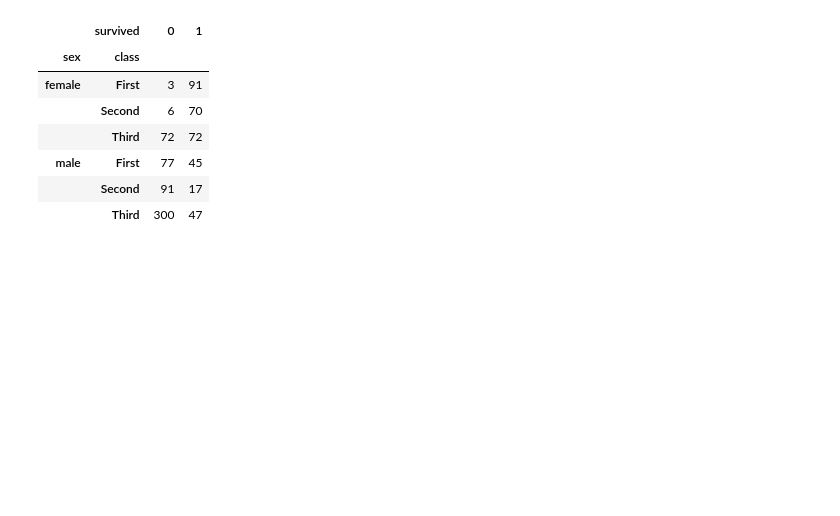
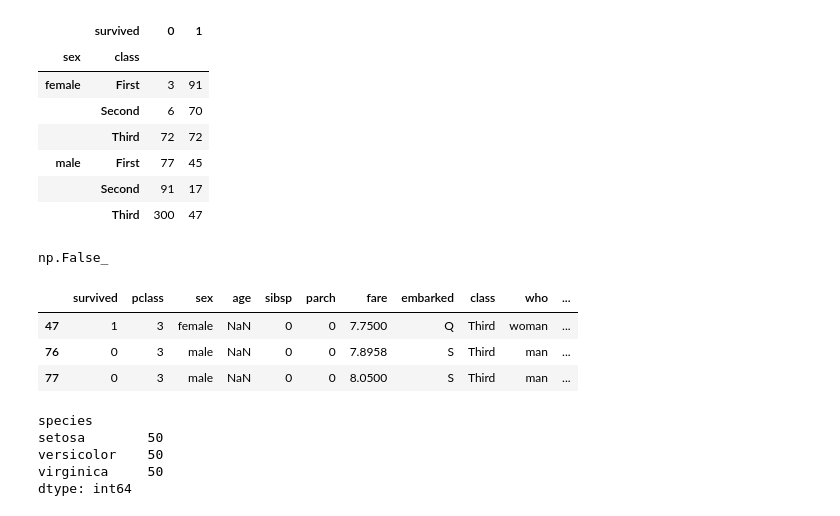
Before and after one commit to b3rian/Data_Science, a Jupyter notebook: pandas tutorial.ipynb, the cells around one changed output. Drawn from its saved outputs; the diff is of its cells as text; code cells hidden in the pictures; blank space fills up the shorter version.

```diff
--- a/pandas tutorial.ipynb
+++ b/pandas tutorial.ipynb
@@ -321,3 +321,7 @@ pd.crosstab([titanic['sex'],titanic['class']], titanic['survived'])
 | male | First | 77 | 45 |
 |  | Second | 91 | 17 |
 |  | Third | 300 | 47 |
+# %%
+titanic.columns.duplicated().any()
+# %% [output]
+np.False_
@@ -323,0 +336,7 @@ pd.crosstab([titanic['sex'],titanic['class']], titanic['survived'])
+# %%
+titanic[titanic.duplicated()].head(3)
+# %% [output]
+|  | survived | pclass | sex | age | sibsp | parch | fare | embarked | class | who | ... |
+| 47 | 1 | 3 | female | NaN | 0 | 0 | 7.7500 | Q | Third | woman | ... |
+| 76 | 0 | 3 | male | NaN | 0 | 0 | 7.8958 | S | Third | man | ... |
+| 77 | 0 | 3 | male | NaN | 0 | 0 | 8.0500 | S | Third | man | ... |
@@ -323,0 +345,8 @@ pd.crosstab([titanic['sex'],titanic['class']], titanic['survived'])
+# %%
+iris.groupby('species').size()
+# %% [output]
+species
+setosa        50
+versicolor    50
+virginica     50
+dtype: int64
```
Also changed, not shown: parts of 6 cells of this notebook, 1 other file.
